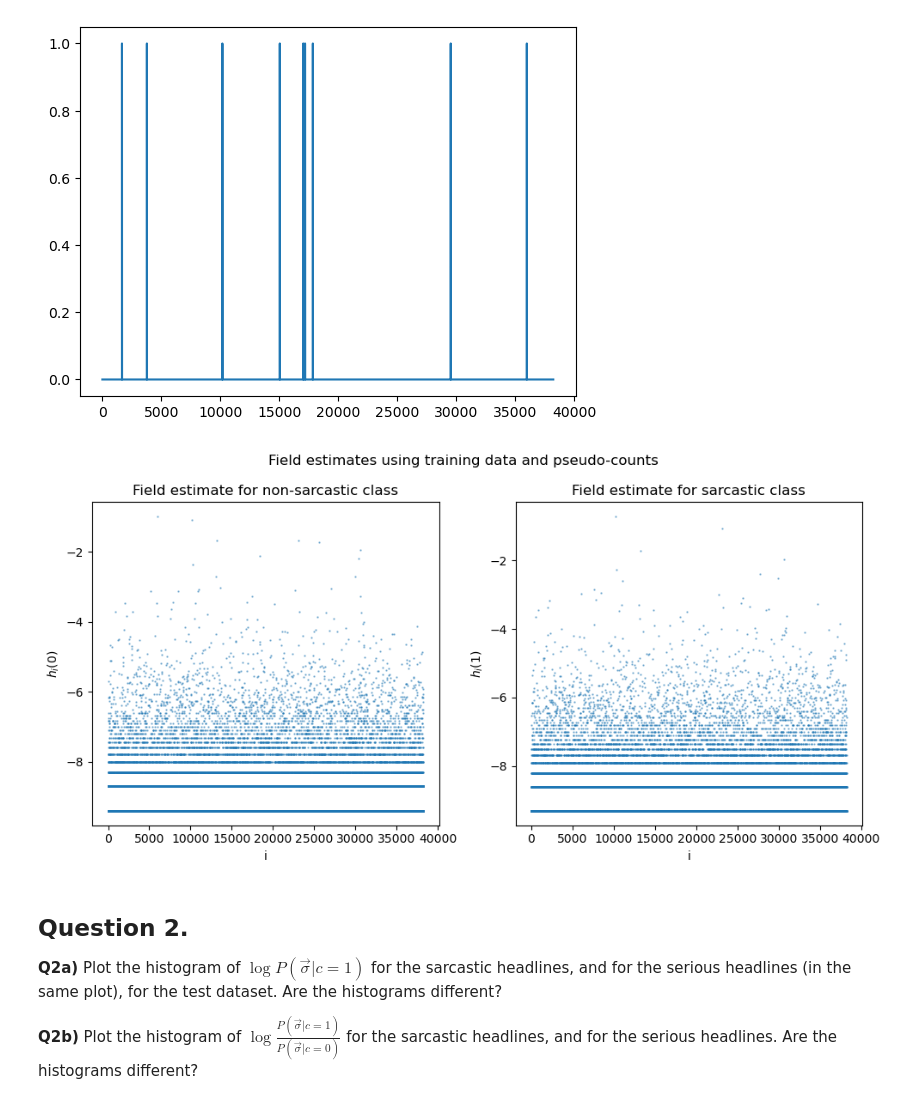
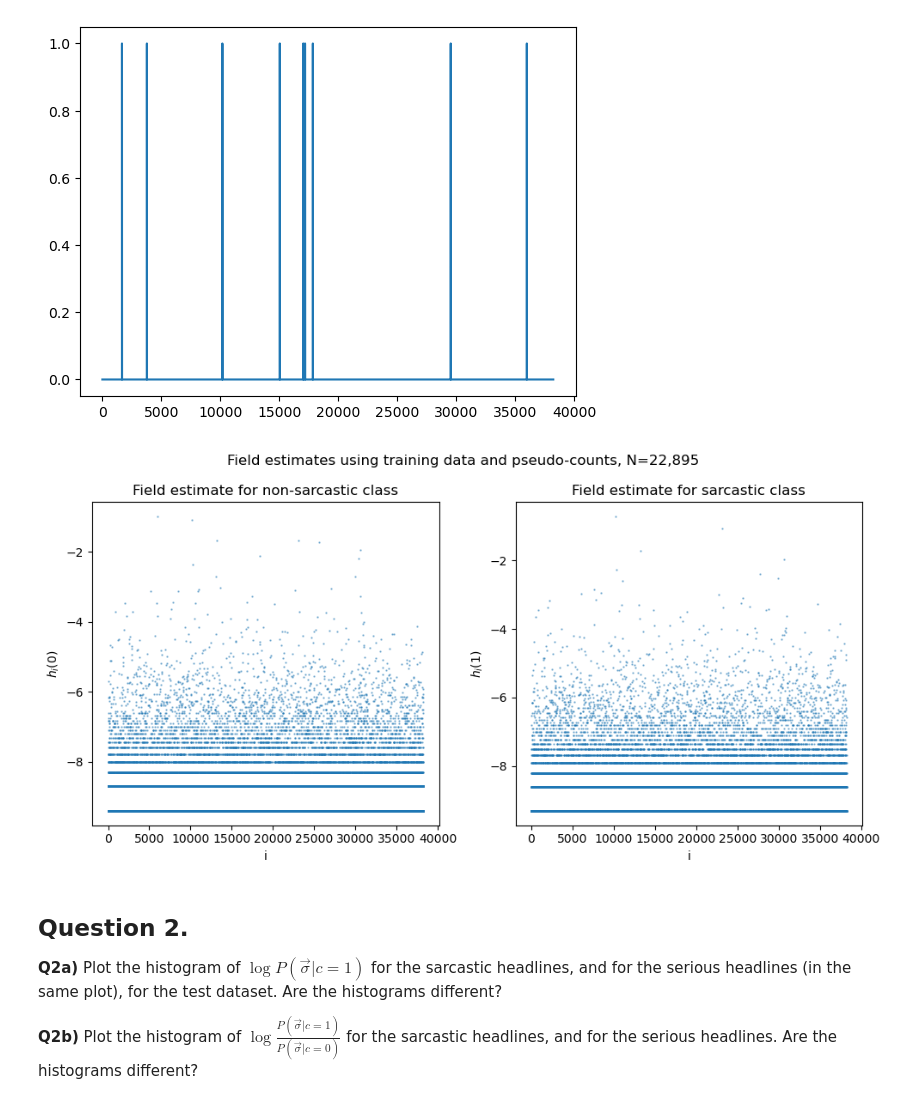
Before and after one commit to CEBangu/COGSCI316_Machine-Learning, a Jupyter notebook: Maximum Entropy Models/MaxEnt.ipynb, the cells around one changed output. Saved outputs shown, nothing was run; the diff lists cells and outputs as text; code cells hidden in the pictures.

```diff
--- a/Maximum Entropy Models/MaxEnt.ipynb
+++ b/Maximum Entropy Models/MaxEnt.ipynb
@@ -180,23 +181,23 @@ field_non_sarcastic_train = field_estimate(non_sarcastic_train)
 # %%
 #Plotting the pseudo-fields
 
 fig, (ax1, ax2) = plt.subplots(1, 2, figsize=(10, 5))
 
 ax1.scatter([i for i in range(len(field_non_sarcastic_train))], field_non_sarcastic_train, s=0.5, alpha=0.5)
 ax1.set_xlabel('i')
 ax1.set_ylabel(r'$h_i(0)$')
 ax1.set_title('Field estimate for non-sarcastic class')
 
 ax2.scatter([i for i in range(len(field_sarcastic_train))], field_sarcastic_train, s=0.5, alpha=0.5)
 ax2.set_xlabel('i')
 ax2.set_ylabel(r'$h_i(1)$')
 ax2.set_title('Field estimate for sarcastic class')
 
-fig.suptitle('Field estimates using training data and pseudo-counts')
+fig.suptitle('Field estimates using training data and pseudo-counts, N=22,895')
 fig.tight_layout()
-#fig.savefig('fields.png')
+fig.savefig('fields.png')
 # %% [output]
-[figure, old version]
+[figure, new version]
 # %% [markdown]
 ## Question 2.
 
```
Also changed, not shown: parts of 12 cells of this notebook, 1 other file.
